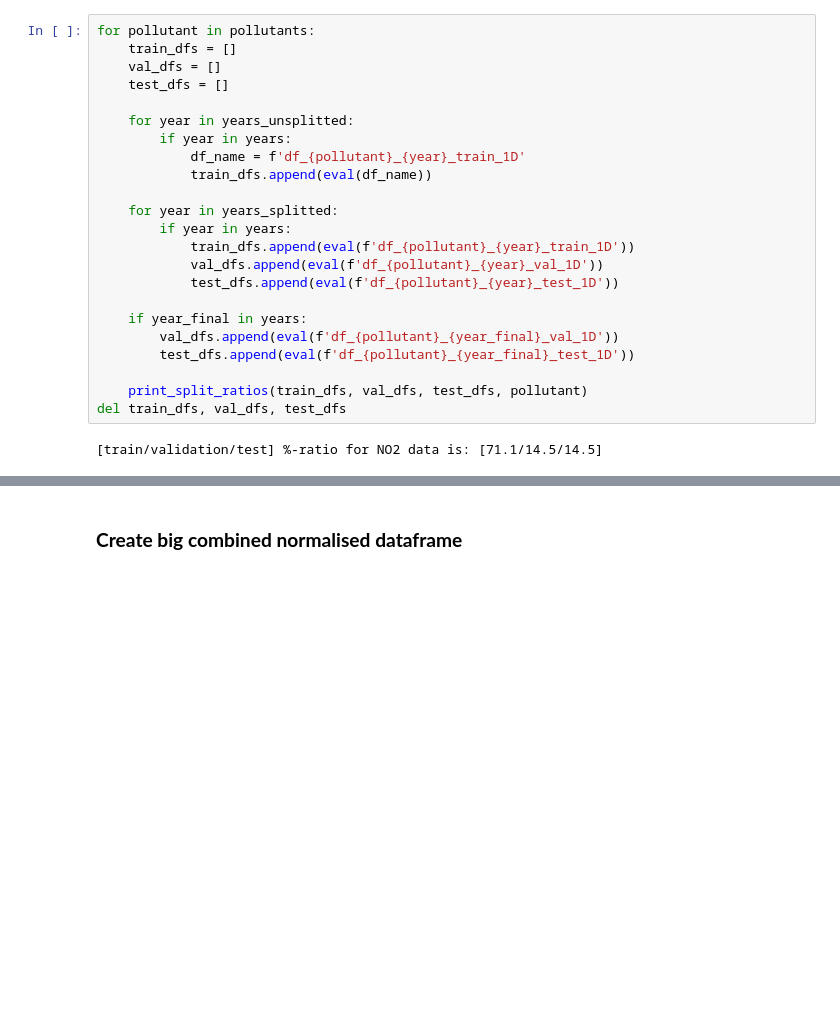
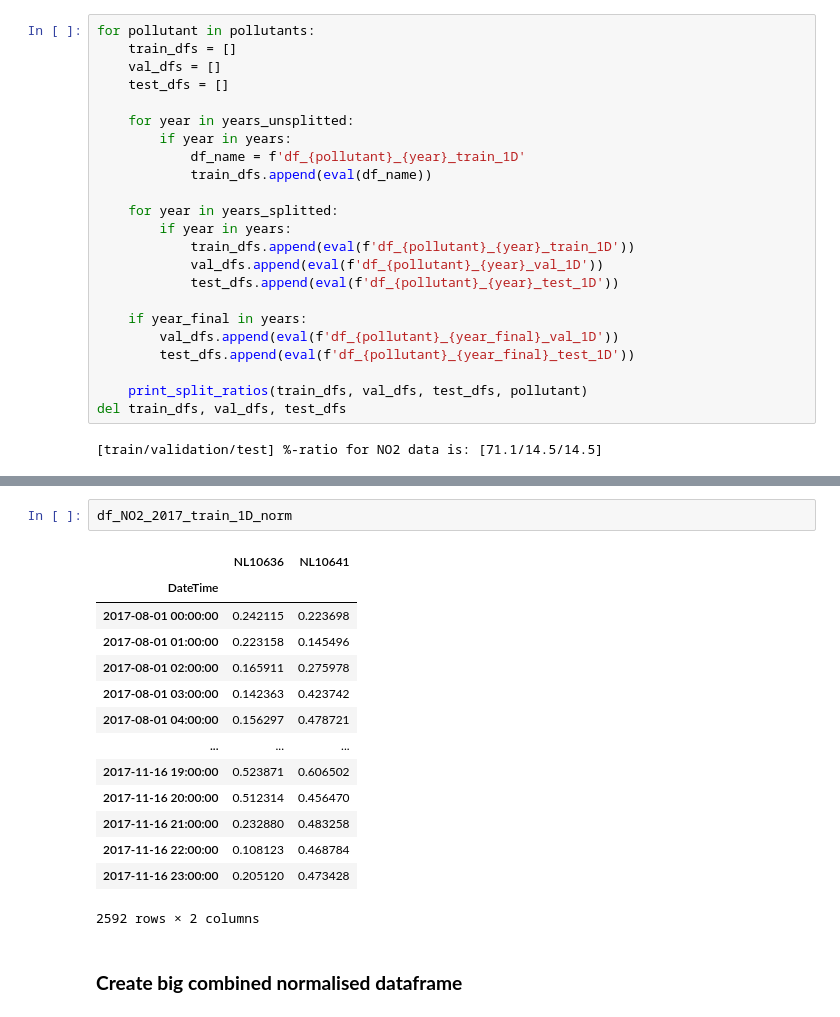
Before and after one commit to CodingMonkey17/forecasting_smog_PEML, a Jupyter notebook: src/preprocess.ipynb, the cells around one changed output, grey strips where cells are left out. Drawn from its saved outputs; the diff is of its cells as text; blank space fills up the shorter version.

```diff
--- a/src/preprocess.ipynb
+++ b/src/preprocess.ipynb
@@ -962,2 +829,19 @@ if LOG:
+# %%
+df_NO2_2017_train_1D_norm
+# %% [output]
+|  | NL10636 | NL10641 |
+| DateTime |  |  |
+| 2017-08-01 00:00:00 | 0.242115 | 0.223698 |
+| 2017-08-01 01:00:00 | 0.223158 | 0.145496 |
+| 2017-08-01 02:00:00 | 0.165911 | 0.275978 |
+| 2017-08-01 03:00:00 | 0.142363 | 0.423742 |
+| 2017-08-01 04:00:00 | 0.156297 | 0.478721 |
+| ... | ... | ... |
+| 2017-11-16 19:00:00 | 0.523871 | 0.606502 |
+| 2017-11-16 20:00:00 | 0.512314 | 0.456470 |
+| 2017-11-16 21:00:00 | 0.232880 | 0.483258 |
+| 2017-11-16 22:00:00 | 0.108123 | 0.468784 |
+| 2017-11-16 23:00:00 | 0.205120 | 0.473428 |
+2592 rows × 2 columns
 # %% [markdown]
 ### **Create big combined normalised dataframe**
```
Also changed, not shown: parts of 28 cells of this notebook, 1 other file.
